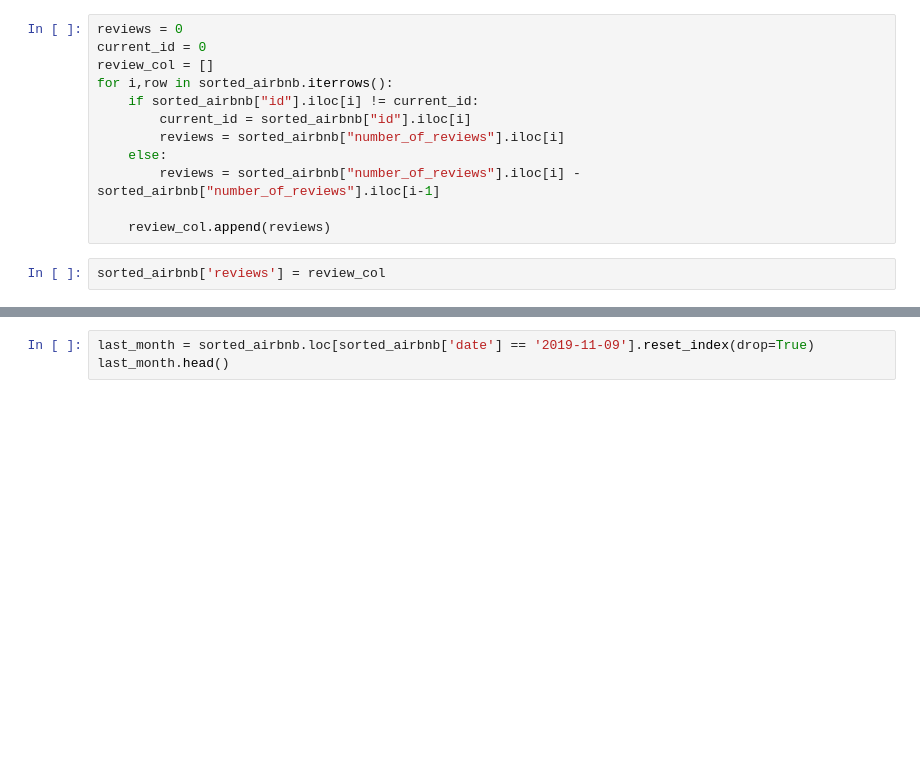
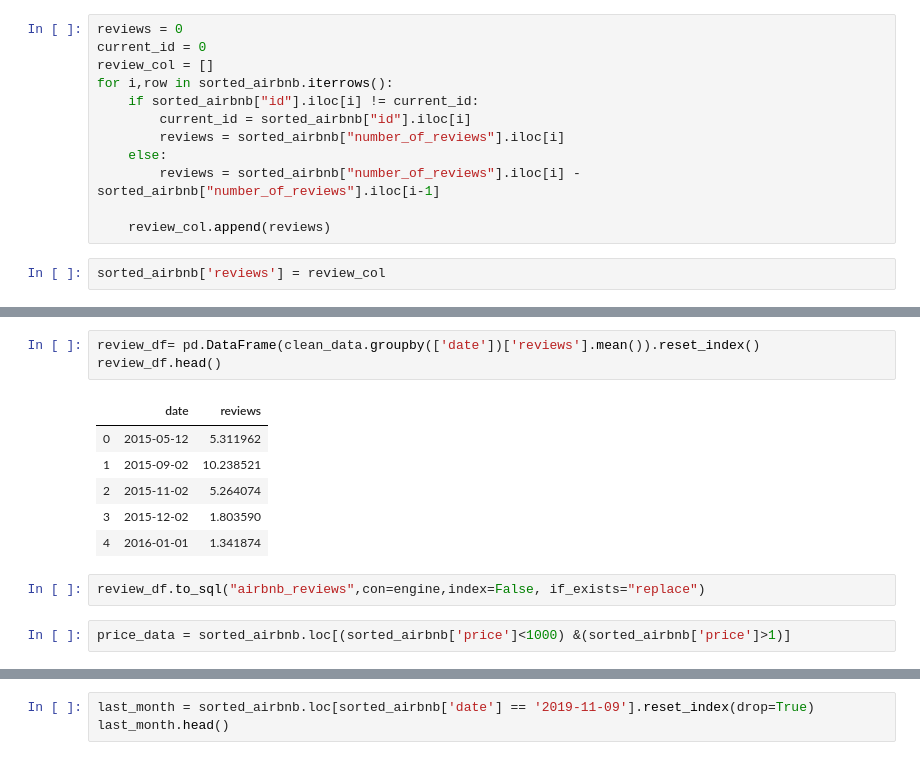
Before and after one commit to brian1581/Creative-Viz-Project, a Jupyter notebook: etl.ipynb, the cells around one changed output, grey strips where cells are left out. Saved outputs shown, nothing was run; the diff lists cells and outputs as text; blank space fills up the shorter version.

```diff
--- a/etl.ipynb
+++ b/etl.ipynb
@@ -232,0 +249,14 @@ sorted_airbnb['reviews'] = review_col
+# %%
+review_df= pd.DataFrame(clean_data.groupby(['date'])['reviews'].mean()).reset_index()
+review_df.head()
+# %% [output]
+|  | date | reviews |
+| 0 | 2015-05-12 | 5.311962 |
+| 1 | 2015-09-02 | 10.238521 |
+| 2 | 2015-11-02 | 5.264074 |
+| 3 | 2015-12-02 | 1.803590 |
+| 4 | 2016-01-01 | 1.341874 |
+# %%
+review_df.to_sql("airbnb_reviews",con=engine,index=False, if_exists="replace")
+# %%
+price_data = sorted_airbnb.loc[(sorted_airbnb['price']<1000) &(sorted_airbnb['price']>1)]
```
Also changed, not shown: parts of 10 cells of this notebook, 6 other files.
